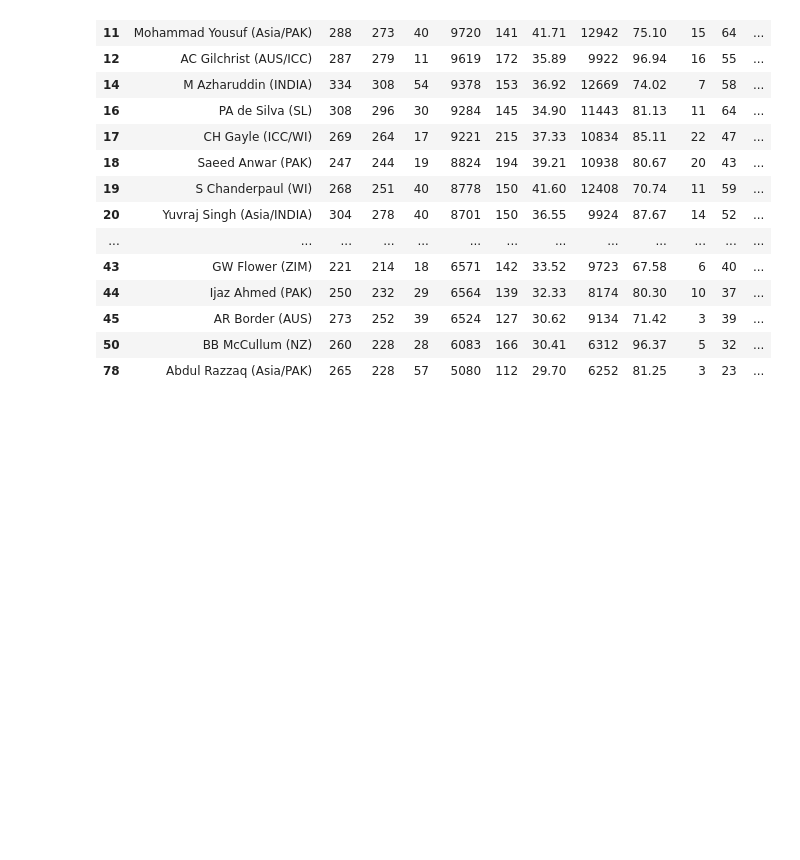
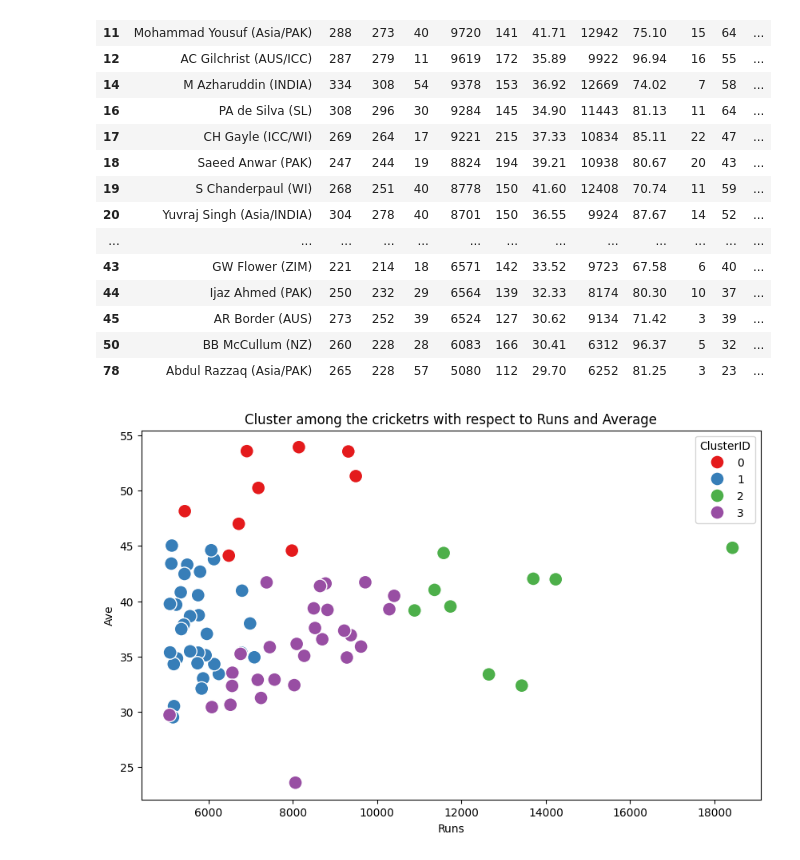
Before and after one commit to quantumhome/DataAnalysisCaseStudy, a Jupyter notebook: K_Means_HandsOn_03_05_2025.ipynb, the cells around one changed output. Drawn from its saved outputs; the diff is of its cells as text; code cells hidden in the pictures; blank space fills up the shorter version.

```diff
--- a/K_Means_HandsOn_03_05_2025.ipynb
+++ b/K_Means_HandsOn_03_05_2025.ipynb
@@ -542,3 +550,10 @@ group_3
 | 45 | AR Border (AUS) | 273 | 252 | 39 | 6524 | 127 | 30.62 | 9134 | 71.42 | 3 | 39 | ... |
 | 50 | BB McCullum (NZ) | 260 | 228 | 28 | 6083 | 166 | 30.41 | 6312 | 96.37 | 5 | 32 | ... |
 | 78 | Abdul Razzaq (Asia/PAK) | 265 | 228 | 57 | 5080 | 112 | 29.70 | 6252 | 81.25 | 3 | 23 | ... |
+# %%
+plt.figure(figsize=(10,6))
+sns.scatterplot(data=df,x='Runs',y='Ave',hue='ClusterID',palette='Set1',s=150)
+plt.title('Cluster among the cricketrs with respect to Runs and Average')
+plt.show()
+# %% [output]
+[figure, added]
```
Also changed, not shown: parts of 4 cells of this notebook.
